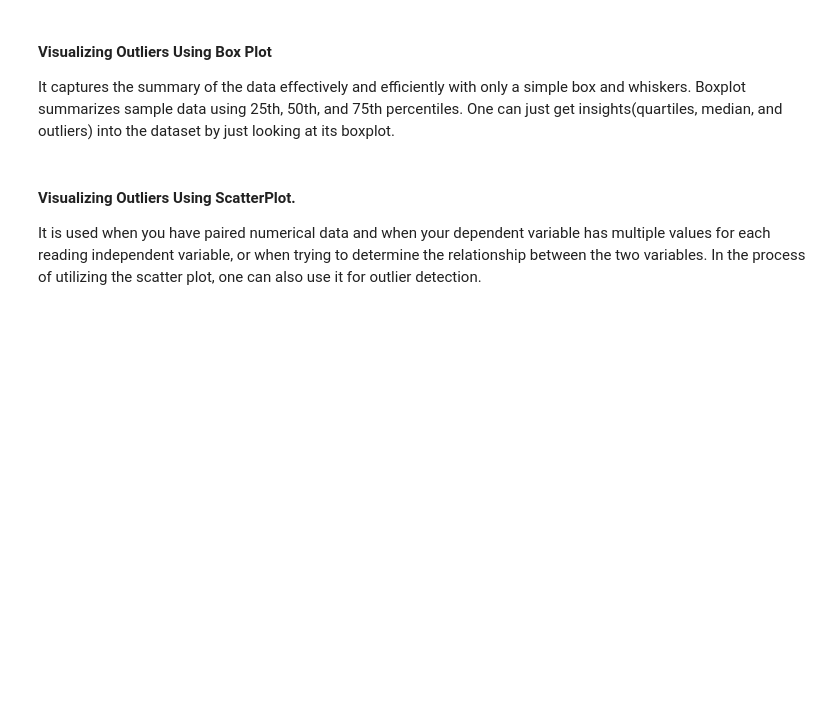
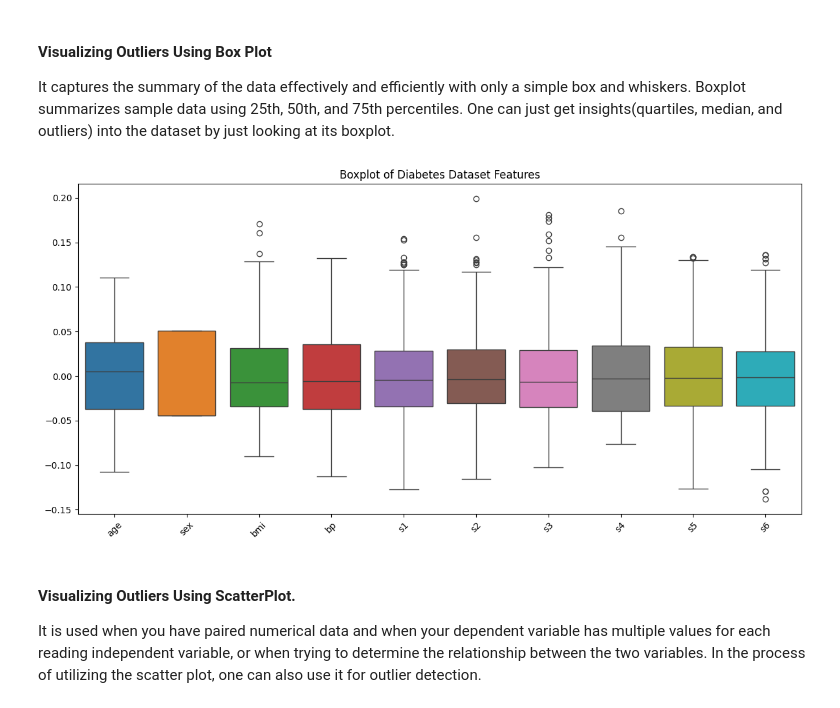
Before and after one commit to Yogesh-333/Lab4-Machine-Learning-Programming-PROG8245, a Jupyter notebook: week5Lab_Students.ipynb, the cells around one changed output. Saved outputs shown, nothing was run; the diff lists cells and outputs as text; code cells hidden in the pictures; blank space fills up the shorter version.

Commit message:
Outlier recog, visualization

```diff
--- a/week5Lab_Students.ipynb
+++ b/week5Lab_Students.ipynb
@@ -349,3 +349,17 @@ An Outlier is a data-item/object that deviates significantly from the rest of th
 
 
 https://www.geeksforgeeks.org/detect-and-remove-the-outliers-using-python/
+# %%
+import pandas as pd
+import matplotlib.pyplot as plt
+import seaborn as sns
+from scipy import stats
+from sklearn.datasets import load_diabetes
+
+# 1. Load and convert to DataFrame
+diabetes_data = load_diabetes()
+diabetes_df = pd.DataFrame(diabetes_data.data, columns=diabetes_data.feature_names)
+
+# 2. Preview the dataset
+print("Initial shape:", diabetes_df.shape)
+print(diabetes_df.head())
@@ -354,6 +383,16 @@ https://www.geeksforgeeks.org/detect-and-remove-the-outliers-using-python/
 # %% [markdown]
 #### Visualizing Outliers Using Box Plot
 It captures the summary of the data effectively and efficiently with only a simple box and whiskers. Boxplot summarizes sample data using 25th, 50th, and 75th percentiles. One can just get insights(quartiles, median, and outliers) into the dataset by just looking at its boxplot.
+# %%
+# 3. Visual inspection — Boxplot
+plt.figure(figsize=(12, 6))
+sns.boxplot(data=diabetes_df)
+plt.title("Boxplot of Diabetes Dataset Features")
+plt.xticks(rotation=45)
+plt.tight_layout()
+plt.show()
+# %% [output]
+[figure, added]
 # %% [markdown]
 #### Visualizing Outliers Using ScatterPlot.
 
```
Also changed, not shown: parts of 7 cells of this notebook.
